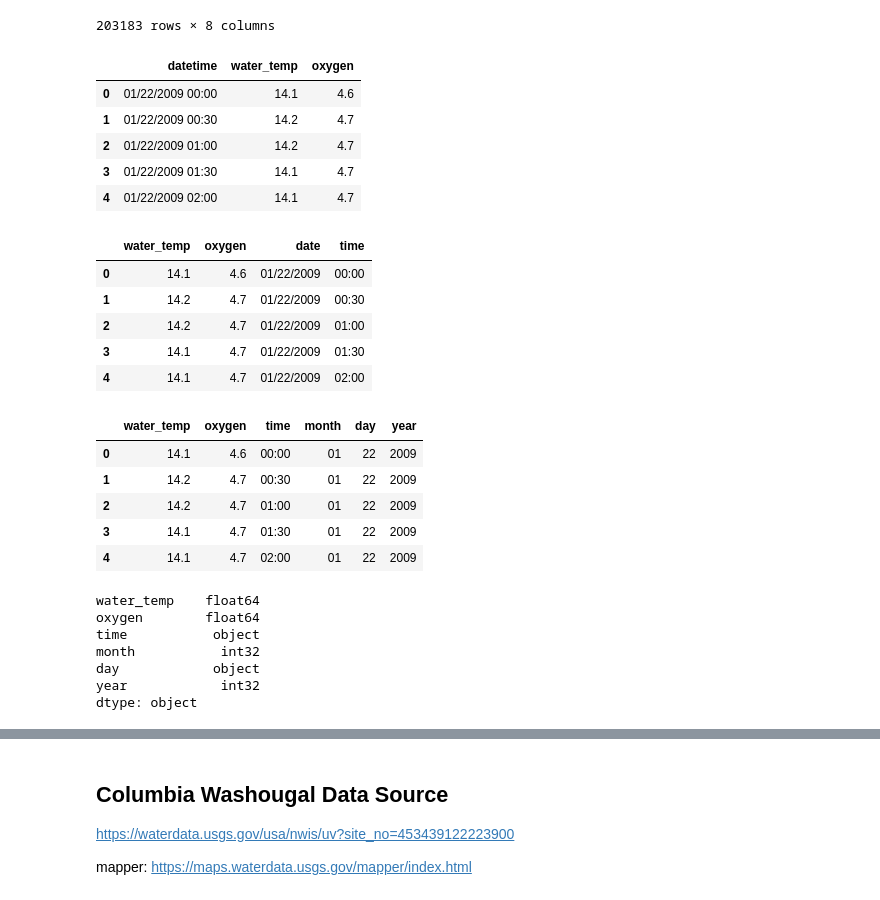
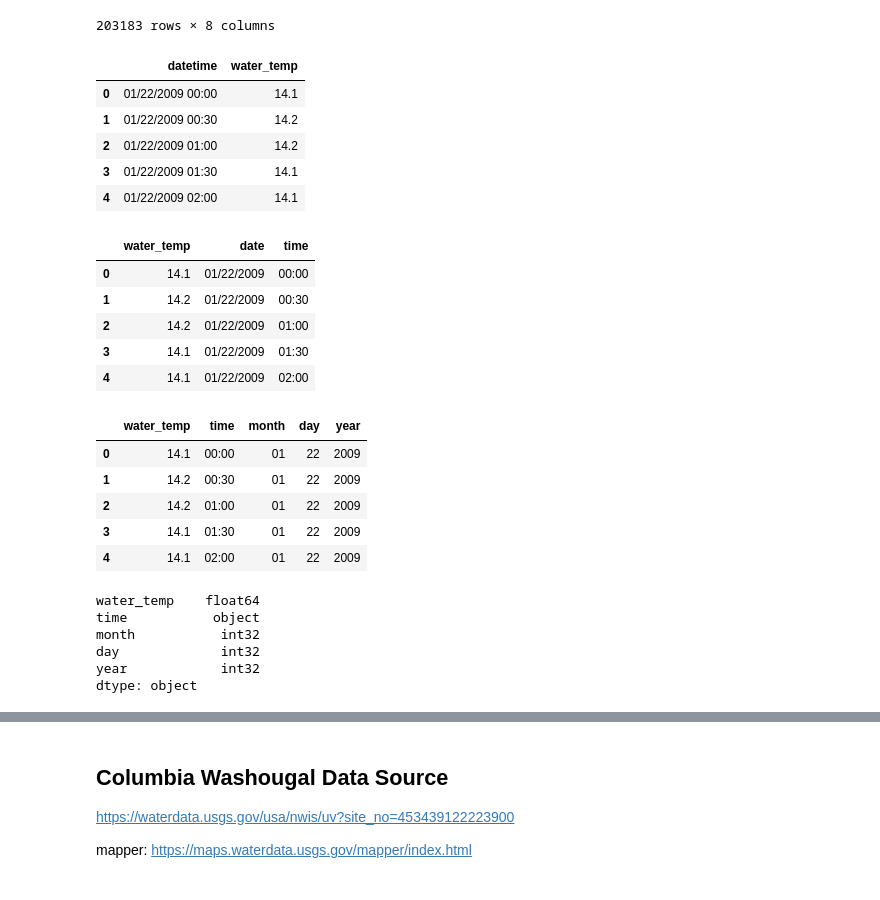
Before and after one commit to jayhjman/bootcamp-project1, a Jupyter notebook: Trim_water_data.ipynb, the cells around one changed output, grey strips where cells are left out. Saved outputs shown, nothing was run; the diff lists cells and outputs as text; code cells hidden in the pictures.

Commit message:
finished willamette data

```diff
--- a/Trim_water_data.ipynb
+++ b/Trim_water_data.ipynb
@@ -66,49 +66,50 @@ willamette_clean_df
 | 203182 | USGS | 14211720 | 11/02/2020 18:00 | PST | 11.1 | P | 10.1 | P |
 203183 rows × 8 columns
 # %%
-willamette_reduce_df = willamette_clean_df.drop(columns=['agency_cd', 'site_no', 'tz_cd', 'status_temp', 'status_o2'])
+willamette_reduce_df = willamette_clean_df.drop(columns=['agency_cd', 'site_no', 'tz_cd', 'status_temp', 'oxygen', 'status_o2'])
 willamette_reduce_df = willamette_reduce_df.reset_index(drop=True)
 willamette_reduce_df.head()
 # %% [output]
-|  | datetime | water_temp | oxygen |
-| 0 | 01/22/2009 00:00 | 14.1 | 4.6 |
-| 1 | 01/22/2009 00:30 | 14.2 | 4.7 |
-| 2 | 01/22/2009 01:00 | 14.2 | 4.7 |
-| 3 | 01/22/2009 01:30 | 14.1 | 4.7 |
-| 4 | 01/22/2009 02:00 | 14.1 | 4.7 |
+|  | datetime | water_temp |
+| 0 | 01/22/2009 00:00 | 14.1 |
+| 1 | 01/22/2009 00:30 | 14.2 |
+| 2 | 01/22/2009 01:00 | 14.2 |
+| 3 | 01/22/2009 01:30 | 14.1 |
+| 4 | 01/22/2009 02:00 | 14.1 |
 # %%
 willamette_reduce_df[['date','time']] = willamette_reduce_df['datetime'].str.split(' ', expand=True)
 willamette_reduce_df = willamette_reduce_df.drop(columns=['datetime'])
 willamette_reduce_df = willamette_reduce_df.reset_index(drop=True)
 willamette_reduce_df.head()
 # %% [output]
-|  | water_temp | oxygen | date | time |
-| 0 | 14.1 | 4.6 | 01/22/2009 | 00:00 |
-| 1 | 14.2 | 4.7 | 01/22/2009 | 00:30 |
-| 2 | 14.2 | 4.7 | 01/22/2009 | 01:00 |
-| 3 | 14.1 | 4.7 | 01/22/2009 | 01:30 |
-| 4 | 14.1 | 4.7 | 01/22/2009 | 02:00 |
+|  | water_temp | date | time |
+| 0 | 14.1 | 01/22/2009 | 00:00 |
+| 1 | 14.2 | 01/22/2009 | 00:30 |
+| 2 | 14.2 | 01/22/2009 | 01:00 |
+| 3 | 14.1 | 01/22/2009 | 01:30 |
+| 4 | 14.1 | 01/22/2009 | 02:00 |
 # %%
 willamette_reduce_df[['month','day','year']] = willamette_reduce_df['date'].str.split('/', expand=True)
 willamette_reduce_df = willamette_reduce_df.drop(columns=['date'])
 willamette_reduce_df.head()
 # %% [output]
-|  | water_temp | oxygen | time | month | day | year |
-| 0 | 14.1 | 4.6 | 00:00 | 01 | 22 | 2009 |
-| 1 | 14.2 | 4.7 | 00:30 | 01 | 22 | 2009 |
-| 2 | 14.2 | 4.7 | 01:00 | 01 | 22 | 2009 |
-| 3 | 14.1 | 4.7 | 01:30 | 01 | 22 | 2009 |
-| 4 | 14.1 | 4.7 | 02:00 | 01 | 22 | 2009 |
+|  | water_temp | time | month | day | year |
+| 0 | 14.1 | 00:00 | 01 | 22 | 2009 |
+| 1 | 14.2 | 00:30 | 01 | 22 | 2009 |
+| 2 | 14.2 | 01:00 | 01 | 22 | 2009 |
+| 3 | 14.1 | 01:30 | 01 | 22 | 2009 |
+| 4 | 14.1 | 02:00 | 01 | 22 | 2009 |
 # %%
 willamette_reduce_df['month'] = willamette_reduce_df['month'].astype(int)
+willamette_reduce_df['day'] = willamette_reduce_df['day'].astype(int)
 willamette_reduce_df['year'] = willamette_reduce_df['year'].astype(int)
+
 willamette_reduce_df.dtypes
 # %% [output]
 water_temp    float64
-oxygen        float64
 time           object
 month           int32
-day            object
+day             int32
 year            int32
 dtype: object
 # %%
```
Also changed, not shown: parts of 13 cells of this notebook, 1 other file.
